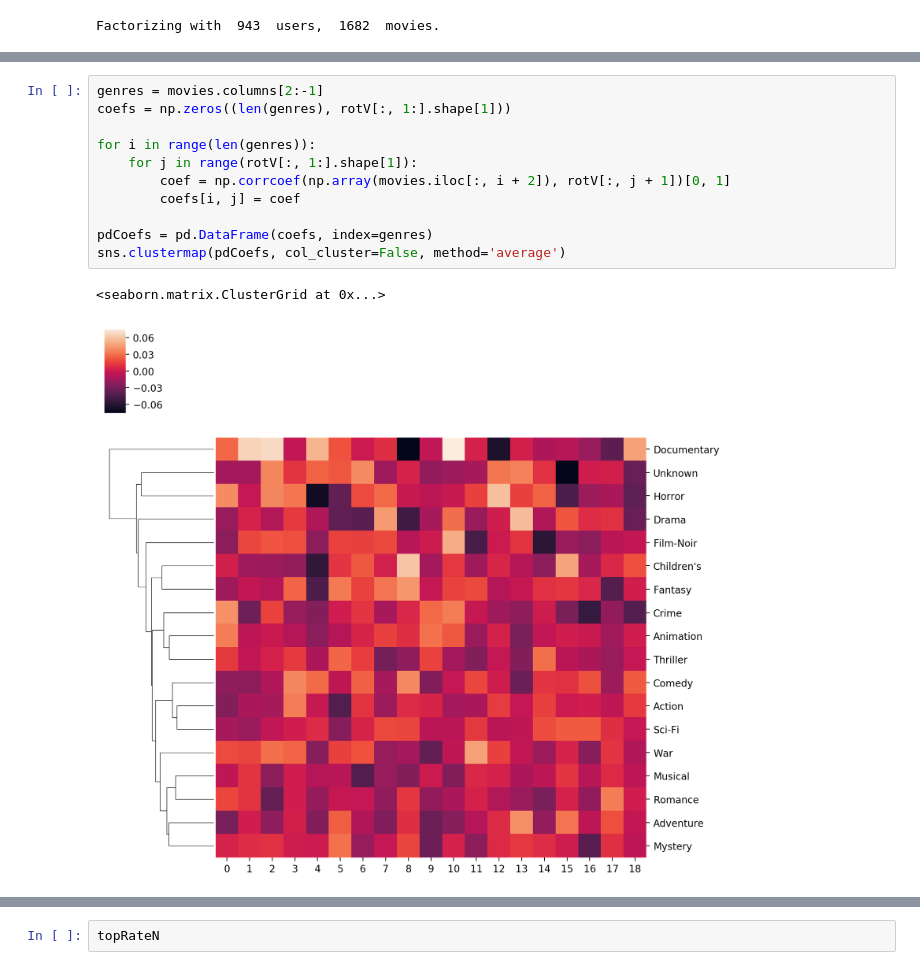
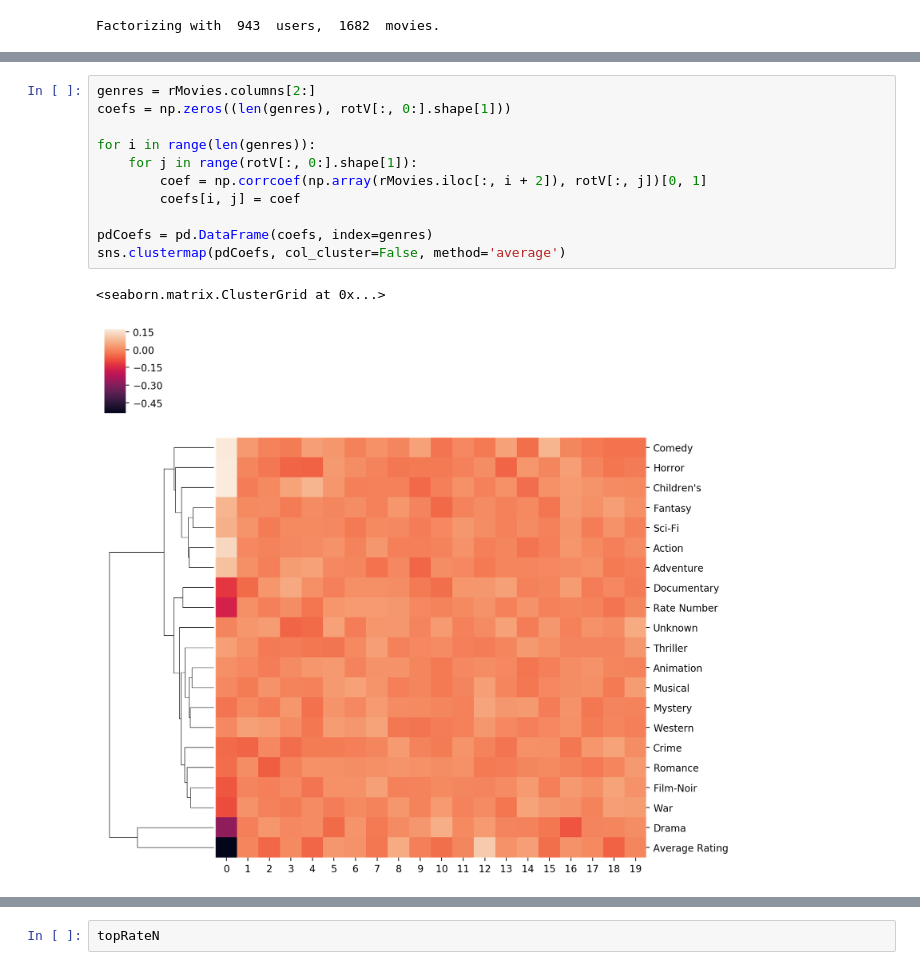
Before and after one commit to LiyinHe/CS155_project2, a Jupyter notebook: Basic_Learn_YM.ipynb, the cells around one changed output, grey strips where cells are left out. Saved outputs shown, nothing was run; the diff lists cells and outputs as text.

```diff
--- a/Basic_Learn_YM.ipynb
+++ b/Basic_Learn_YM.ipynb
@@ -95,14 +95,14 @@ print(s/np.sum(s))
 # %%
-genres = movies.columns[2:-1]
-coefs = np.zeros((len(genres), rotV[:, 1:].shape[1]))
+genres = rMovies.columns[2:]
+coefs = np.zeros((len(genres), rotV[:, 0:].shape[1]))
 
 for i in range(len(genres)):
-    for j in range(rotV[:, 1:].shape[1]):
-        coef = np.corrcoef(np.array(movies.iloc[:, i + 2]), rotV[:, j + 1])[0, 1]
+    for j in range(rotV[:, 0:].shape[1]):
+        coef = np.corrcoef(np.array(rMovies.iloc[:, i + 2]), rotV[:, j])[0, 1]
         coefs[i, j] = coef
 
 pdCoefs = pd.DataFrame(coefs, index=genres)
 sns.clustermap(pdCoefs, col_cluster=False, method='average')
 # %% [output]
 <seaborn.matrix.ClusterGrid at 0x...>
-[figure, old version]
+[figure, new version]
```
Also changed, not shown: parts of 17 cells of this notebook.
